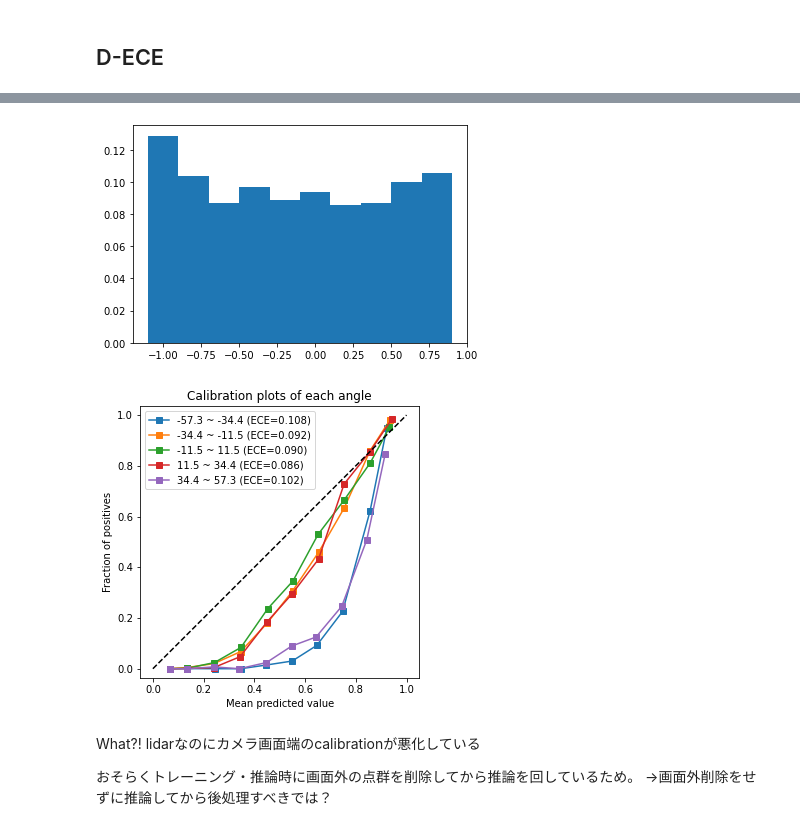
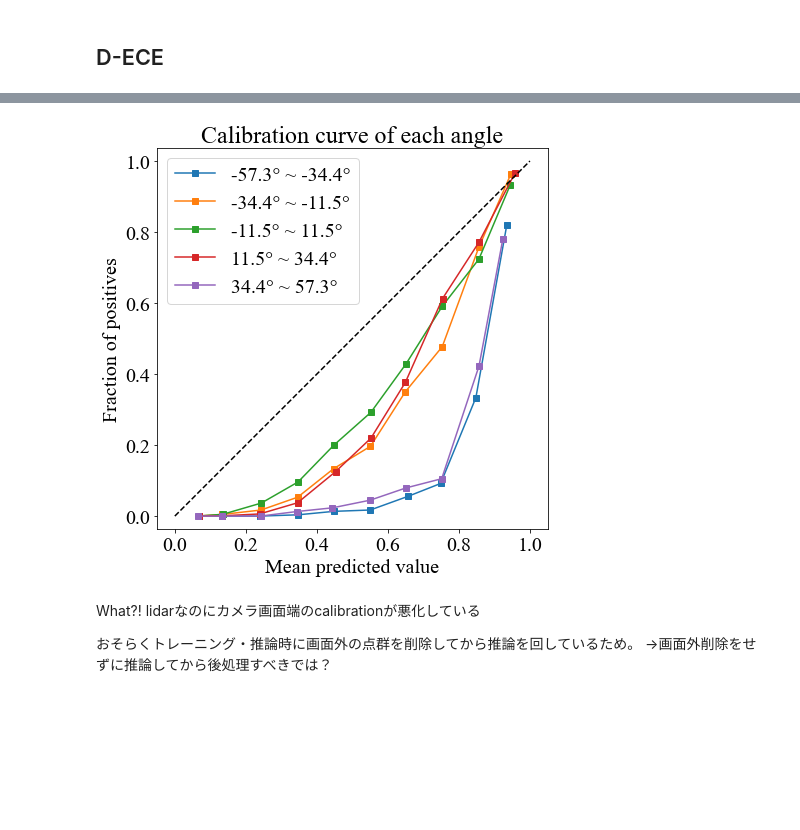
Before and after one commit to Yosshi999/ProbPointPillars, a Jupyter notebook: notebooks/ConditionalCalibration.ipynb, the cells around one changed output, grey strips where cells are left out. Cells and saved outputs as stored; diff of their text form; code cells hidden in the pictures; blank space fills up the shorter version.

```diff
--- a/notebooks/ConditionalCalibration.ipynb
+++ b/notebooks/ConditionalCalibration.ipynb
@@ -15,15 +15,20 @@ import json
 import numpy as np
 from scipy.special import logit, expit
 from sklearn.model_selection import KFold
-from sklearn.metrics import brier_score_loss, precision_score
+from sklearn.metrics import brier_score_loss, precision_score, log_loss
 from sklearn.calibration import calibration_curve
 from sklearn.linear_model import LogisticRegression
 from sklearn.isotonic import IsotonicRegression
+from sklearn.pipeline import Pipeline
+from sklearn.preprocessing import StandardScaler
 import seaborn as sns
 import matplotlib.pyplot as plt
 from tqdm.notebook import tqdm
 import pandas as pd
 import torch
+
+plt.rcParams['font.family'] = 'Times New Roman' # 全体のフォント
+plt.rcParams['font.size'] = 20                  # フォントサイズ
 # %%
 def expected_calibration_error(y_true, y_prob, n_bins):
     bins = np.linspace(0., 1., n_bins + 1, endpoint=True)
@@ -73,8 +80,14 @@ data = {
     "X": [],
     "Y": [],
     "Z": [],
+    "W": [], # width
+    "L": [], # longitude
+    "H": [], # height
     "num_points_in_det": [],
+    "hull_lidar": [],
+    "hull_bev": [],
     "sample_idx": [],
+    "rot": [],
 }
 
 for i, (det, gt) in enumerate(tqdm(zip(dets, gts), total=len(dets))):
@@ -85,7 +98,13 @@ for i, (det, gt) in enumerate(tqdm(zip(dets, gts), total=len(dets))):
     data["X"].append(det["location"][mask,0])
     data["Y"].append(det["location"][mask,1])
     data["Z"].append(det["location"][mask,2])
+    data["W"].append(det["dimensions"][mask,0])
+    data["L"].append(det["dimensions"][mask,1])
+    data["H"].append(det["dimensions"][mask,2])
+    data["rot"].append(det["rotation_y"][mask] % (2*np.pi))
     data["num_points_in_det"].append(det["num_points_in_det"][mask])
+    data["hull_lidar"].append(det["hull_volumes_in_det"][mask])
+    data["hull_bev"].append(det["hull_bev_areas_in_det"][mask])
     data["sample_idx"].append(np.full(mask.sum(), i))
 
 df = pd.DataFrame({key: np.concatenate(val) for key, val in data.items()})
@@ -93,5 +112,7 @@ df = pd.DataFrame({key: np.concatenate(val) for key, val in data.items()})
 df["sqrt_points"] = np.sqrt(df.num_points_in_det)
 df["distance"] = np.sqrt(df.X ** 2 + df.Z ** 2)
 df["angle"] = np.arctan2(df.X, df.Z)
+df["hull_lidar_ratio"] = df.hull_lidar / (df.W * df.H * df.L)
+df["hull_bev_ratio"] = df.hull_bev / (df.W * df.L)
 df.head()
 # %% [output]
@@ -239,5 +284,5 @@ plt.bar(zbins[:-1], dece, width=zbins[1]-zbins[0])
 # %%
-plt.figure(figsize=(10,5))
+plt.figure(figsize=(12,6))
 plt.subplot(1,2,1)
 prob_true, prob_pred = calibration_curve(df.y_true[pbinids == 0], df.conf[pbinids == 0], n_bins=10)
 ece = expected_calibration_error(df.y_true[pbinids == 0], df.conf[pbinids == 0], n_bins=10)
@@ -255,15 +300,15 @@ plt.subplot(1,2,2)
 n_zbins = 4
 zbins = np.linspace(0, 70, n_zbins+1, endpoint=True)
 zbinids = np.digitize(df.Z.to_numpy(), zbins) - 1
-plt.title(f"Calibration plots")
+plt.title(f"Calibration plots for each Z (ECE)")
 for zi in range(n_zbins):
     prob_true, prob_pred = calibration_curve(df.y_true[zbinids == zi], df.conf[zbinids == zi], n_bins=10)
     ece = expected_calibration_error(df.y_true[zbinids == zi], df.conf[zbinids == zi], n_bins=10)
-    plt.plot(prob_pred, prob_true, "s-", label="%.1f<=Z<%.1f (ECE=%.3f)"%(zbins[zi], zbins[zi+1], ece))
+    plt.plot(prob_pred, prob_true, "s-", label="[%.1f,%.1f) (%.3f)"%(zbins[zi], zbins[zi+1], ece))
 plt.xlim(-0.05, 1.05)
 plt.xlabel("Mean predicted value")
 plt.ylabel("Fraction of positives")
-plt.legend()
+plt.legend(loc="upper left")
 
 plt.plot([0,1], [0,1], "k--")
 plt.axis("equal")
@@ -286,40 +324,43 @@ ece_data = {
 # %%
 n_zbins = 10
 zbins = np.linspace(-1.0, 1.0, n_zbins+1, endpoint=True)
 zbinids = np.digitize(df.angle, zbins) - 1
 
 dece = [expected_calibration_error(df.y_true[zbinids == i], df.conf[zbinids == i], n_bins=15) for i in range(n_zbins)]
 zbins_total = np.bincount(zbinids.clip(0, n_zbins-1), minlength=n_zbins)
 dece_mean = np.sum(np.array(dece) * zbins_total) / zbins_total.sum()
-plt.bar(zbins[:-1], dece, width=zbins[1]-zbins[0])
-plt.show()
 
-plt.figure(figsize=(5,5))
+plt.figure(figsize=(7,7))
 n_zbins = 5
 zbins = np.linspace(-1.0, 1.0, n_zbins+1, endpoint=True)
 zbinids = np.digitize(df.angle, zbins) - 1
-plt.title(f"Calibration plots of each angle")
+plt.title(f"Calibration curve of each angle")
 for zi in range(n_zbins):
     prob_true, prob_pred = calibration_curve(df.y_true[zbinids == zi], df.conf[zbinids == zi], n_bins=10)
     ece = expected_calibration_error(df.y_true[zbinids == zi], df.conf[zbinids == zi], n_bins=10)
-    plt.plot(prob_pred, prob_true, "s-", label="%.1f ~ %.1f (ECE=%.3f)"%(zbins[zi]/np.pi*180, zbins[zi+1]/np.pi*180, ece))
+    plt.plot(prob_pred, prob_true, "s-", label="%.1f° ~ %.1f°"%(zbins[zi]/np.pi*180, zbins[zi+1]/np.pi*180))
     ece_data["method"].append("baseline")
-    ece_data["angle"].append("%.1f ~ %.1f" % (zbins[zi]/np.pi*180, zbins[zi+1]/np.pi*180))
+    ece_data["angle"].append("%.1f° ~ %.1f°" % (zbins[zi]/np.pi*180, zbins[zi+1]/np.pi*180))
     ece_data["ECE"].append(ece)
 ece_data["method"].append("baseline")
 ece_data["angle"].append("D-ECE")
 ece_data["ECE"].append(dece_mean)
+ece_data["method"].append("baseline")
+ece_data["angle"].append("ECE")
+ece_data["ECE"].append(expected_calibration_error(df.y_true, df.conf, n_bins=10))
+ece_data["method"].append("baseline")
+ece_data["angle"].append("cross entropy loss")
+ece_data["ECE"].append(log_loss(df.y_true, df.conf.astype(np.float64)))
 
 plt.xlim(-0.05, 1.05)
 plt.xlabel("Mean predicted value")
 plt.ylabel("Fraction of positives")
 plt.legend()
 plt.plot([0,1], [0,1], "k--")
 plt.axis("equal")
 plt.show()
 # %% [output]
-[figure, old version]
+[figure, new version]
-[figure, removed]
 # %% [markdown]
 What?!
 lidarなのにカメラ画面端のcalibrationが悪化している
```
Also changed, not shown: parts of 35 cells of this notebook, 2 other files.
